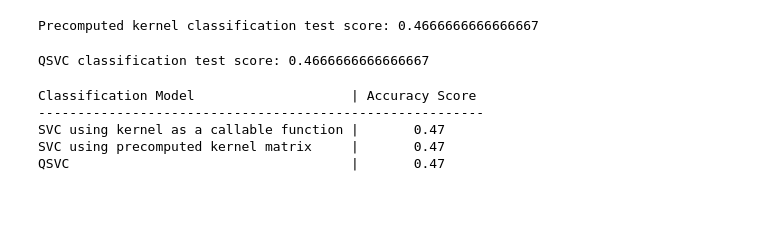
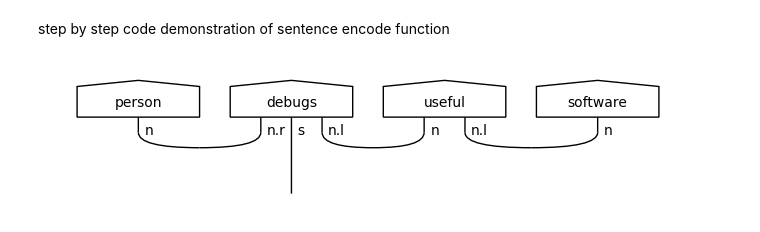
Before and after one commit to Frozha/quantum-text-classifier, a Jupyter notebook: discocatencoder.ipynb, the cells around one changed output. Cells and saved outputs as stored; diff of their text form; code cells hidden in the pictures; blank space fills up the shorter version.

```diff
--- a/discocatencoder.ipynb
+++ b/discocatencoder.ipynb
@@ -259,32 +169,0 @@ plt.show()
-# %%
-svc = SVC(kernel="precomputed")
-
-svc.fit(matrix_train, train_labels)
-
-score_precomputed_kernel =svc.score(matrix_test, test_labels)
-
-print(f"Precomputed kernel classification test score: {score_precomputed_kernel}")
-# %% [output]
-Precomputed kernel classification test score: 0.4666666666666667
-# %%
-from qiskit_machine_learning.algorithms import QSVC
-
-qsvc = QSVC(quantum_kernel=kernel)
-qsvc.fit(train_features, train_labels)
-qsvc_score = qsvc.score(test_features, test_labels)
-
-print(f"QSVC classification test score: {qsvc_score}")
-# %% [output]
-QSVC classification test score: 0.4666666666666667
-# %%
-print(f"Classification Model                    | Accuracy Score")
-print(f"---------------------------------------------------------")
-print(f"SVC using kernel as a callable function | {score_callable_function:10.2f}")
-print(f"SVC using precomputed kernel matrix     | {score_precomputed_kernel:10.2f}")
-print(f"QSVC                                    | {qsvc_score:10.2f}")
-# %% [output]
-Classification Model                    | Accuracy Score
----------------------------------------------------------
-SVC using kernel as a callable function |       0.47
-SVC using precomputed kernel matrix     |       0.47
-QSVC                                    |       0.47
@@ -290,0 +176,7 @@ QSVC                                    |       0.47
+# %% [markdown]
+step by step code demonstration of sentence encode function
+# %%
+diagram = parser.sentence2diagram("person debugs useful software")
+diagram.draw()
+# %% [output]
+[figure, added]
```
Also changed, not shown: parts of 31 cells of this notebook, 7 other files.
